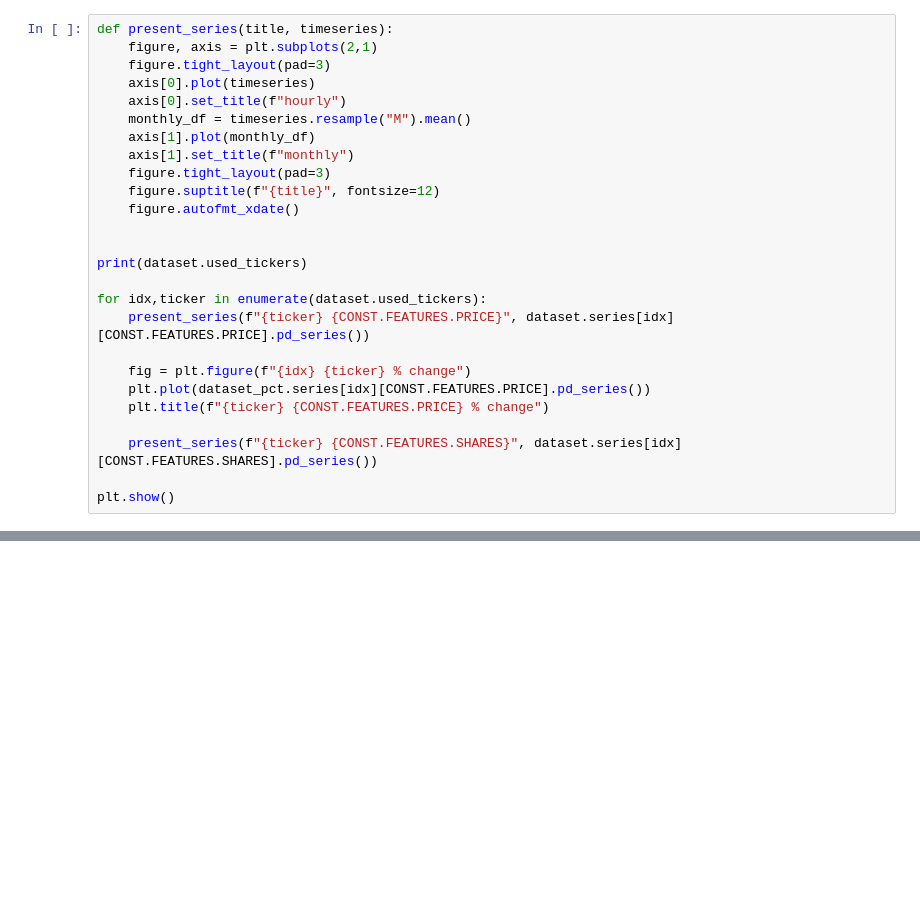
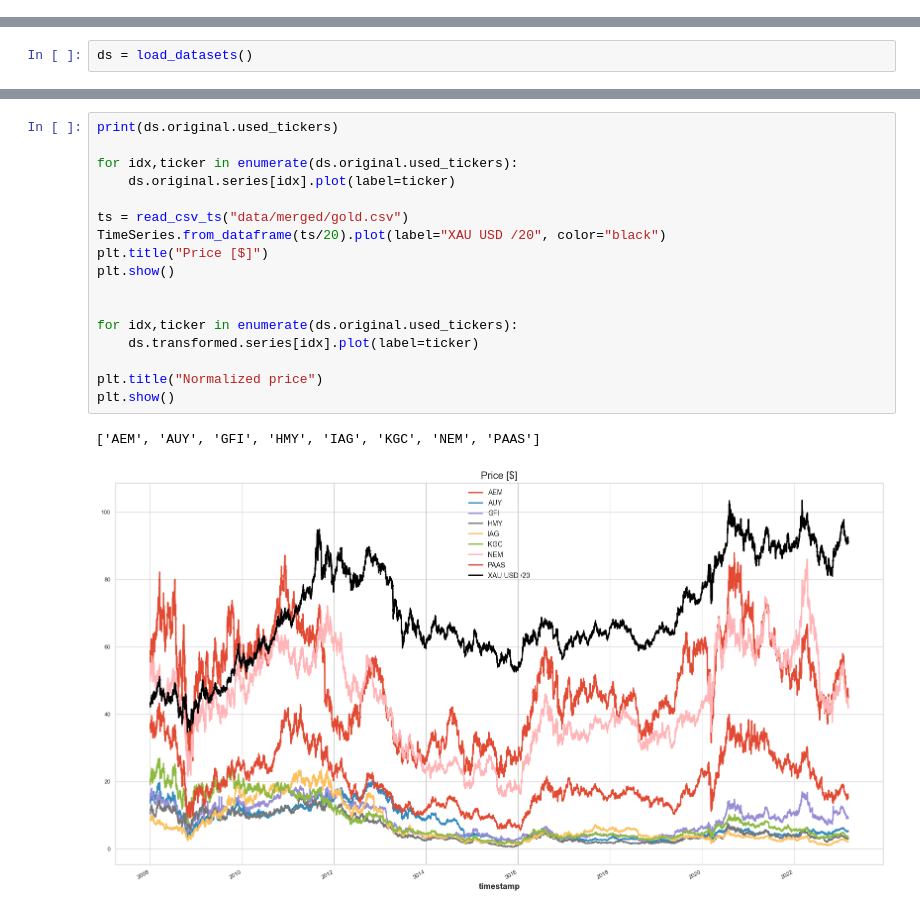
Before and after one commit to mikasso/nasdaq_forecasting, a Jupyter notebook: visualization.ipynb, the cells around one changed output, grey strips where cells are left out. Cells and saved outputs as stored; diff of their text form; blank space fills up the shorter version.

Commit message:
refactor datasets

```diff
--- a/visualization.ipynb
+++ b/visualization.ipynb
@@ -36,26 +15,0 @@ INFO:Dataset:Loaded 5/5 of timeseries
-# %%
-def present_series(title, timeseries):
-    figure, axis = plt.subplots(2,1)
-    figure.tight_layout(pad=3)
-    axis[0].plot(timeseries)
-    axis[0].set_title(f"hourly")
-    monthly_df = timeseries.resample("M").mean()
-    axis[1].plot(monthly_df)
-    axis[1].set_title(f"monthly")
-    figure.tight_layout(pad=3)
-    figure.suptitle(f"{title}", fontsize=12)
-    figure.autofmt_xdate()
-
-
-print(dataset.used_tickers)
-
-for idx,ticker in enumerate(dataset.used_tickers):
-    present_series(f"{ticker} {CONST.FEATURES.PRICE}", dataset.series[idx][CONST.FEATURES.PRICE].pd_series())
-
-    fig = plt.figure(f"{idx} {ticker} % change")
-    plt.plot(dataset_pct.series[idx][CONST.FEATURES.PRICE].pd_series())
-    plt.title(f"{ticker} {CONST.FEATURES.PRICE} % change")
-
-    present_series(f"{ticker} {CONST.FEATURES.SHARES}", dataset.series[idx][CONST.FEATURES.SHARES].pd_series())
-
-plt.show()
@@ -94,0 +16,2 @@ present_scaled_feature(CONST.FEATURES.SHARES)
+# %%
+ds = load_datasets()
@@ -94,0 +31,20 @@ present_scaled_feature(CONST.FEATURES.SHARES)
+# %%
+print(ds.original.used_tickers)
+
+for idx,ticker in enumerate(ds.original.used_tickers):
+    ds.original.series[idx].plot(label=ticker)
+
+ts = read_csv_ts("data/merged/gold.csv")
+TimeSeries.from_dataframe(ts/20).plot(label="XAU USD /20", color="black")
+plt.title("Price [$]")
+plt.show()
+
+
+for idx,ticker in enumerate(ds.original.used_tickers):
+    ds.transformed.series[idx].plot(label=ticker)
+
+plt.title("Normalized price")
+plt.show()
+# %% [output]
+['AEM', 'AUY', 'GFI', 'HMY', 'IAG', 'KGC', 'NEM', 'PAAS']
+[figure, added]
```
Also changed, not shown: parts of 14 cells of this notebook, 15 other files.
